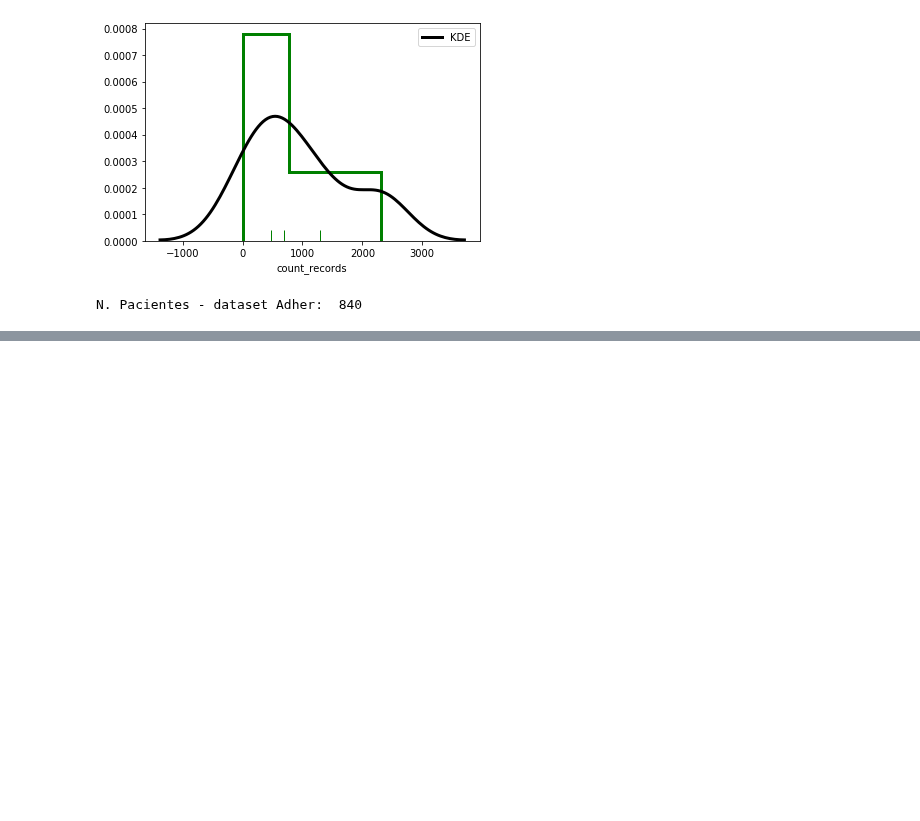
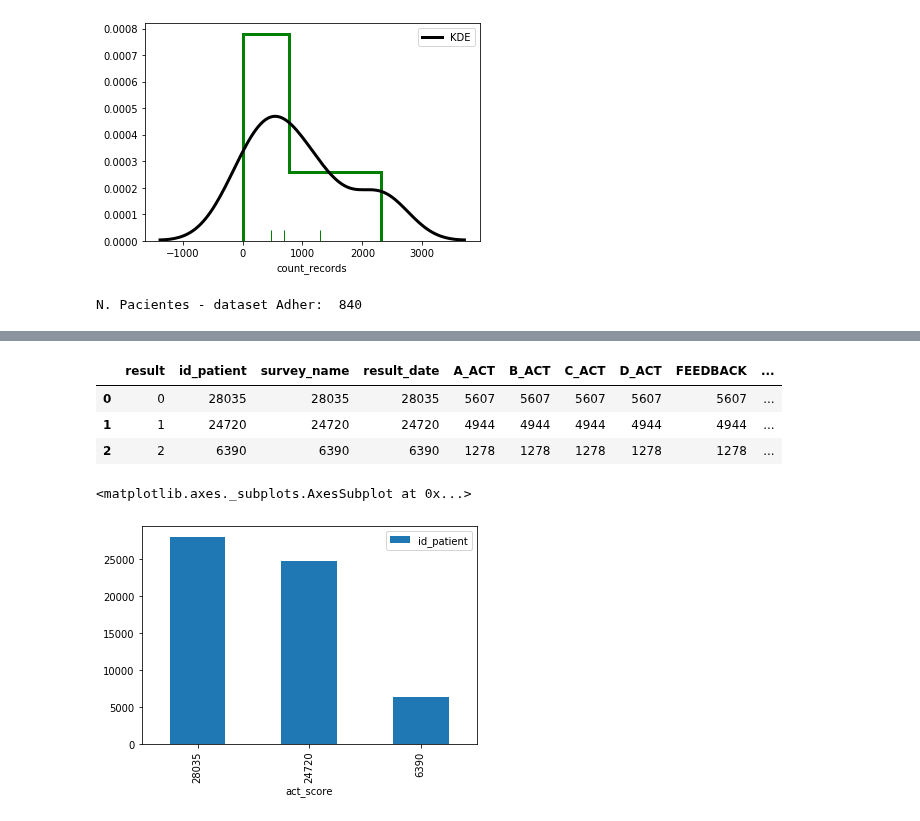
Before and after one commit to DS4A-T22/exploratory_data_analysis, a Jupyter notebook: Merge_Dyspnea_ACT-Dis_Vacc.ipynb, the cells around one changed output, grey strips where cells are left out. Saved outputs shown, nothing was run; the diff lists cells and outputs as text; code cells hidden in the pictures; blank space fills up the shorter version.

```diff
--- a/Merge_Dyspnea_ACT-Dis_Vacc.ipynb
+++ b/Merge_Dyspnea_ACT-Dis_Vacc.ipynb
@@ -17,3 +18,5 @@ import statsmodels.formula.api as smf
 # %%
 adherence, adherence_change = ov.get_adherence_dataset()
 dyspnea = ov.get_dyspnea_dataset()
+act_disag = ov.get_act_disag_dataset()
+act = ov.get_act_dataset()
@@ -117,0 +187,5 @@ dtype: object
+# %%
+act_disag_cp = act_disag.copy()
+act_total = act_disag_cp.merge(act, how='left', on = 'id_patient')
+# %%
+act_total_date = ou.merge_on_closest_date(df1=act_disag_cp, df2=act, date_field_df1= 'result_date',date_field_df2 = 'date_result', merge_on='id_patient')
@@ -117,0 +208,16 @@ dtype: object
+# %%
+act_total_date.groupby('result',as_index=False).count()
+# %% [output]
+|  | result | id_patient | survey_name | result_date | A_ACT | B_ACT | C_ACT | D_ACT | FEEDBACK | ... |
+| 0 | 0 | 28035 | 28035 | 28035 | 5607 | 5607 | 5607 | 5607 | 5607 | ... |
+| 1 | 1 | 24720 | 24720 | 24720 | 4944 | 4944 | 4944 | 4944 | 4944 | ... |
+| 2 | 2 | 6390 | 6390 | 6390 | 1278 | 1278 | 1278 | 1278 | 1278 | ... |
+# %%
+new_fields = ['id_patient', 'act_score', 'result']
+act_total_date_filtered = act_total_date[new_fields]
+
+act_control_results = act_total_date_filtered.groupby('result').count()
+act_control_results.plot(kind='bar', x='act_score')
+# %% [output]
+<matplotlib.axes._subplots.AxesSubplot at 0x...>
+[figure, added]
```
Also changed, not shown: parts of 22 cells of this notebook, 4 other files.
